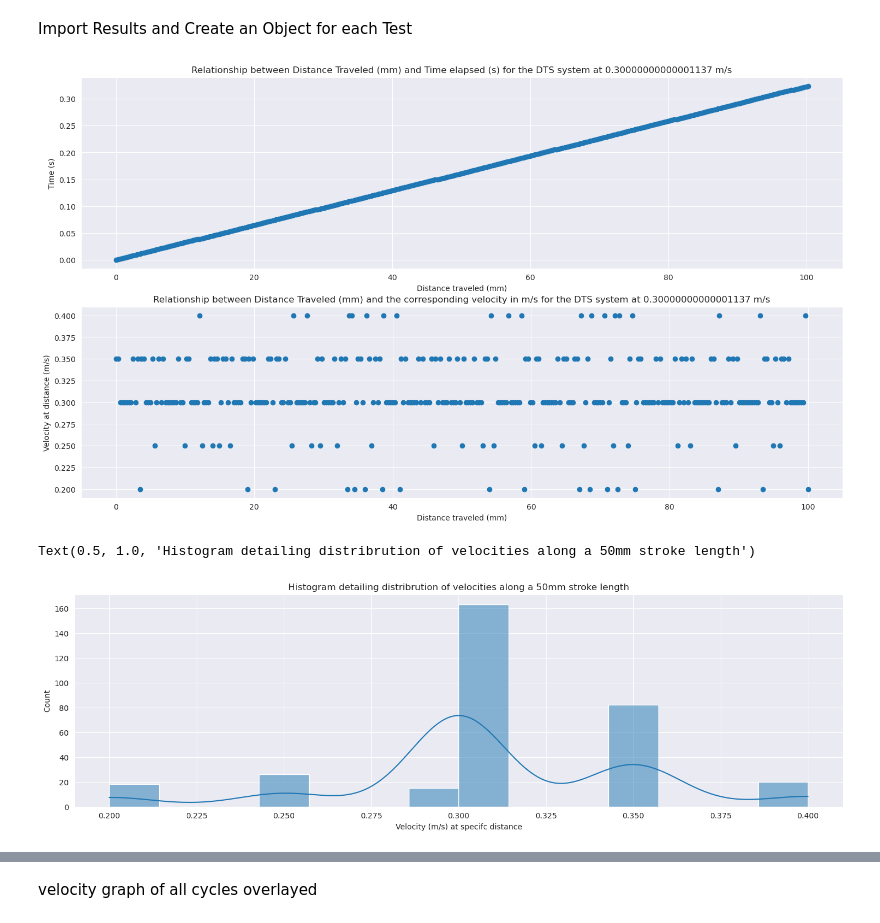
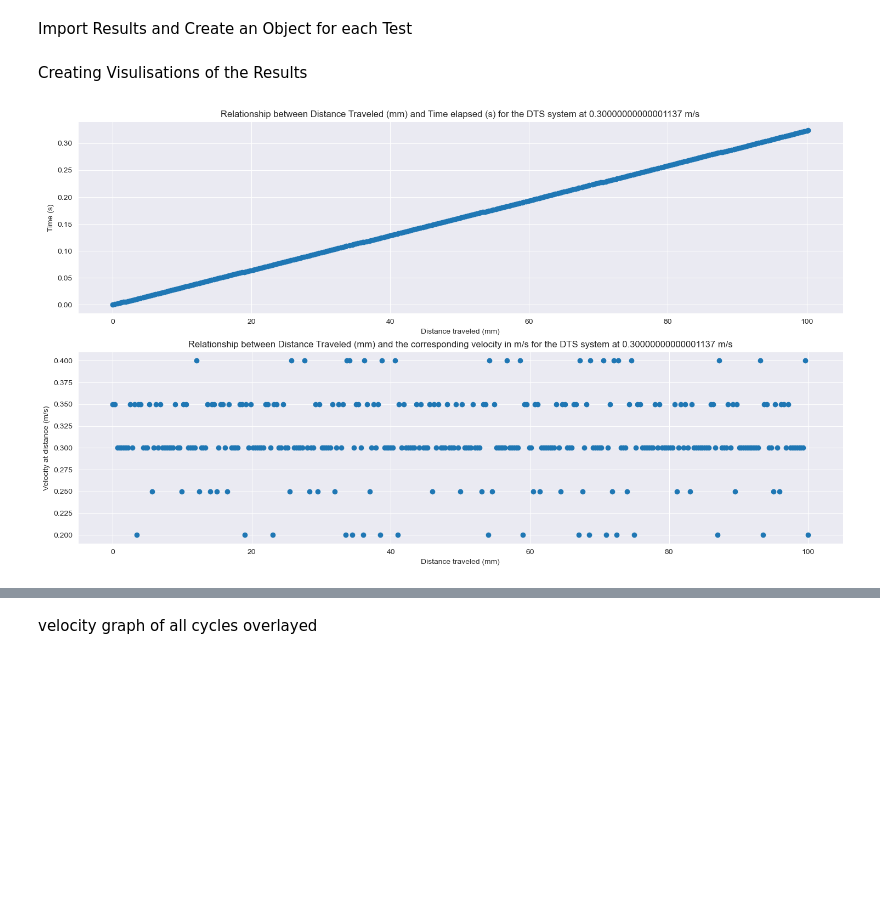
Before and after one commit to jamiemilsom/DTS_velocity_testing, a Jupyter notebook: frame_rate_xml_analyser.ipynb, the cells around one changed output, grey strips where cells are left out. Saved outputs shown, nothing was run; the diff lists cells and outputs as text; code cells hidden in the pictures; blank space fills up the shorter version.

```diff
--- a/frame_rate_xml_analyser.ipynb
+++ b/frame_rate_xml_analyser.ipynb
@@ -16,12 +19,12 @@ class DTS_recording:
         self.median_velocity = np.median(self.velocities)
 
 
-    def rolling_average(self):
+    def rolling_average(self,number_of_points):
         data_array = np.array(self.change_in_frame_by_frame_distance_array)
-        moving_avg = np.convolve(data_array, np.ones(5)/5, mode='valid')
+        moving_avg = np.convolve(data_array, np.ones(number_of_points)/number_of_points, mode='valid')
         return moving_avg
 
-    def plot(self):
+    def Distance_Time_Velocity_Time_stacked_plot(self):
         plt.figure(figsize=(18,10))
         sns.set_style('darkgrid')
 
@@ -36,21 +39,22 @@ class DTS_recording:
         plt.title("Relationship between Distance Traveled (mm) and the corresponding velocity in m/s for the DTS system at {velocity} m/s".format(velocity = self.median_velocity))
         plt.xlabel("Distance traveled (mm)")
         plt.ylabel("Velocity at distance (m/s)")
+
+    def Histogram(self):
+        plt.figure(figsize=(18,5))
+        sns.histplot(self.velocities,kde=True)
+        plt.xlabel("Velocity (m/s) at specifc distance")
+        plt.title("Histogram detailing distribrution of Velocities during Testing")
+
+    def rolling_average_velocity_distance_plot(self,number_of_points):
+        plt.figure(figsize = (18,5))
+        plt.scatter(range(len(self.rolling_average(number_of_points))),self.rolling_average(number_of_points))
+        plt.title("Relationship between Distance Traveled (mm) and the corresponding velocity in m/s for the DTS system at {velocity} m/s".format(velocity = self.median_velocity))
+        plt.xlabel("Distance traveled (mm)")
+        plt.ylabel("Velocity at distance (m/s)")
 # %% [markdown]
 Import Results and Create an Object for each Test
 # %%
 from DTS_frame_by_frame_displacement_results import C0494_frame_by_frame_distance_array
 
 C0494 = DTS_recording(C0494_frame_by_frame_distance_array,1000)
-
-C0494.plot()
-# %% [output]
-[figure, removed]
-# %%
-plt.figure(figsize=(18,5))
-sns.histplot(C0494.velocities,kde=True)
-plt.xlabel("Velocity (m/s) at specifc distance")
-plt.title("Histogram detailing distribrution of velocities along a 50mm stroke length")
-# %% [output]
-Text(0.5, 1.0, 'Histogram detailing distribrution of velocities along a 50mm stroke length')
-[figure, removed]
@@ -99,0 +61,6 @@ def zero_cycle(cycle):
+# %% [markdown]
+Creating Visulisations of the Results
+# %%
+C0494.Distance_Time_Velocity_Time_stacked_plot()
+# %% [output]
+[figure, added]
```
Also changed, not shown: parts of 10 cells of this notebook.
